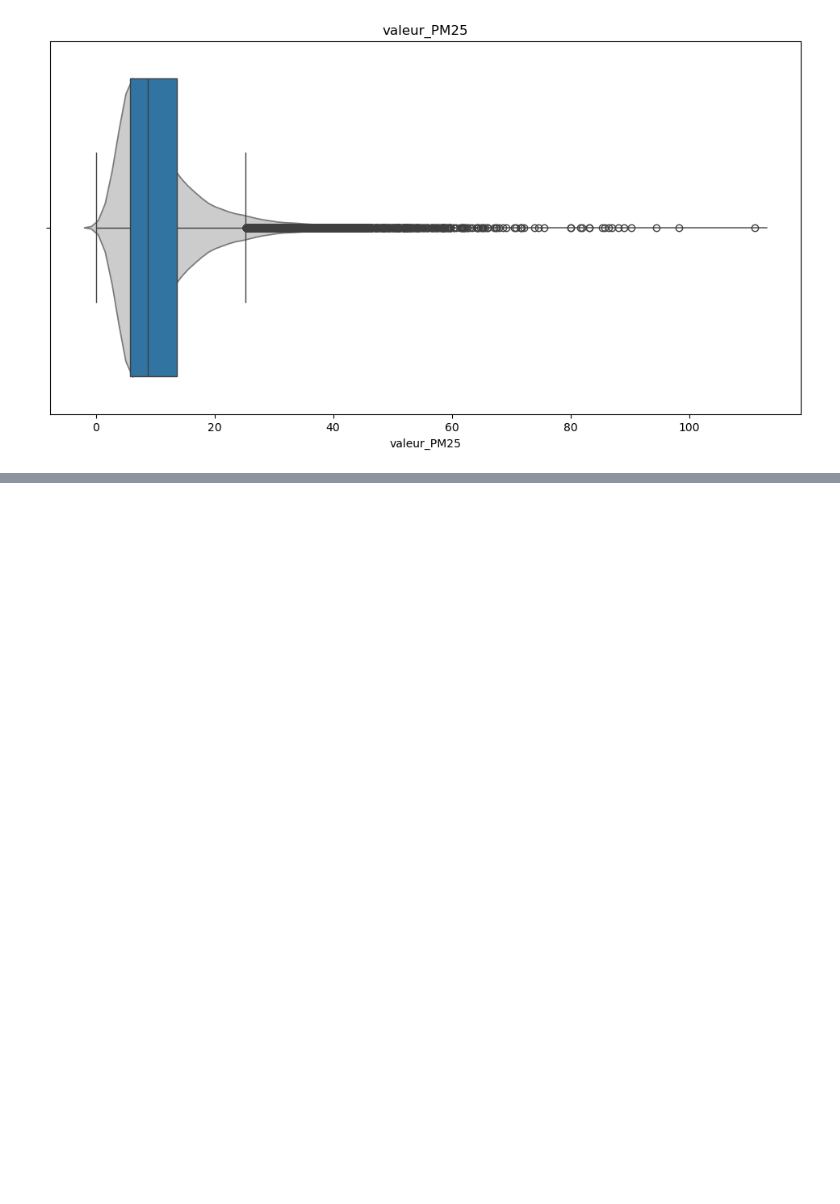
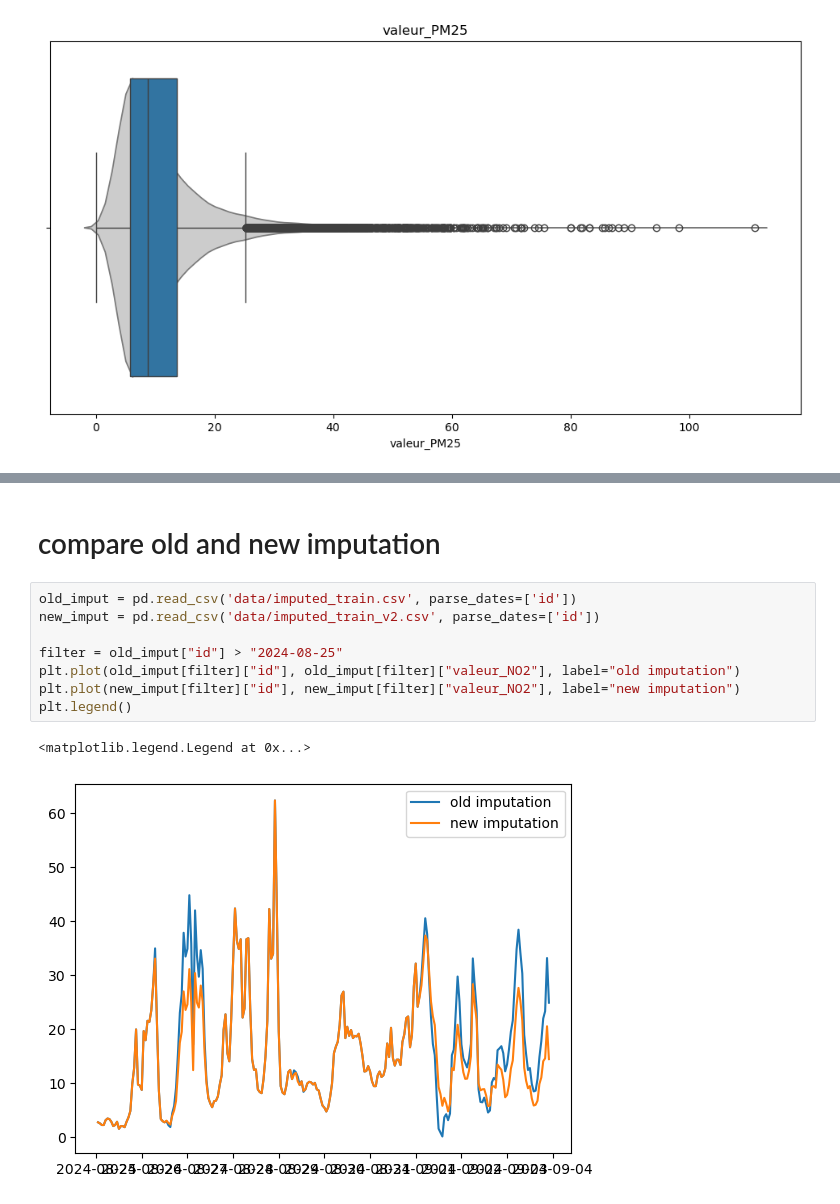
Before and after one commit to matthieudelsart/time_series_project, a Jupyter notebook: EDA_matthieu.ipynb, the cells around one changed output, grey strips where cells are left out. Drawn from its saved outputs; the diff is of its cells as text; blank space fills up the shorter version.

```diff
--- a/EDA_matthieu.ipynb
+++ b/EDA_matthieu.ipynb
@@ -275,0 +308,13 @@ for target in targets:
+# %% [markdown]
+# compare old and new imputation
+# %%
+old_imput = pd.read_csv('data/imputed_train.csv', parse_dates=['id'])
+new_imput = pd.read_csv('data/imputed_train_v2.csv', parse_dates=['id'])
+
+filter = old_imput["id"] > "2024-08-25"
+plt.plot(old_imput[filter]["id"], old_imput[filter]["valeur_NO2"], label="old imputation")
+plt.plot(new_imput[filter]["id"], new_imput[filter]["valeur_NO2"], label="new imputation")
+plt.legend()
+# %% [output]
+<matplotlib.legend.Legend at 0x...>
+[figure, added]
```
Also changed, not shown: parts of 3 cells of this notebook, 4 other files.
